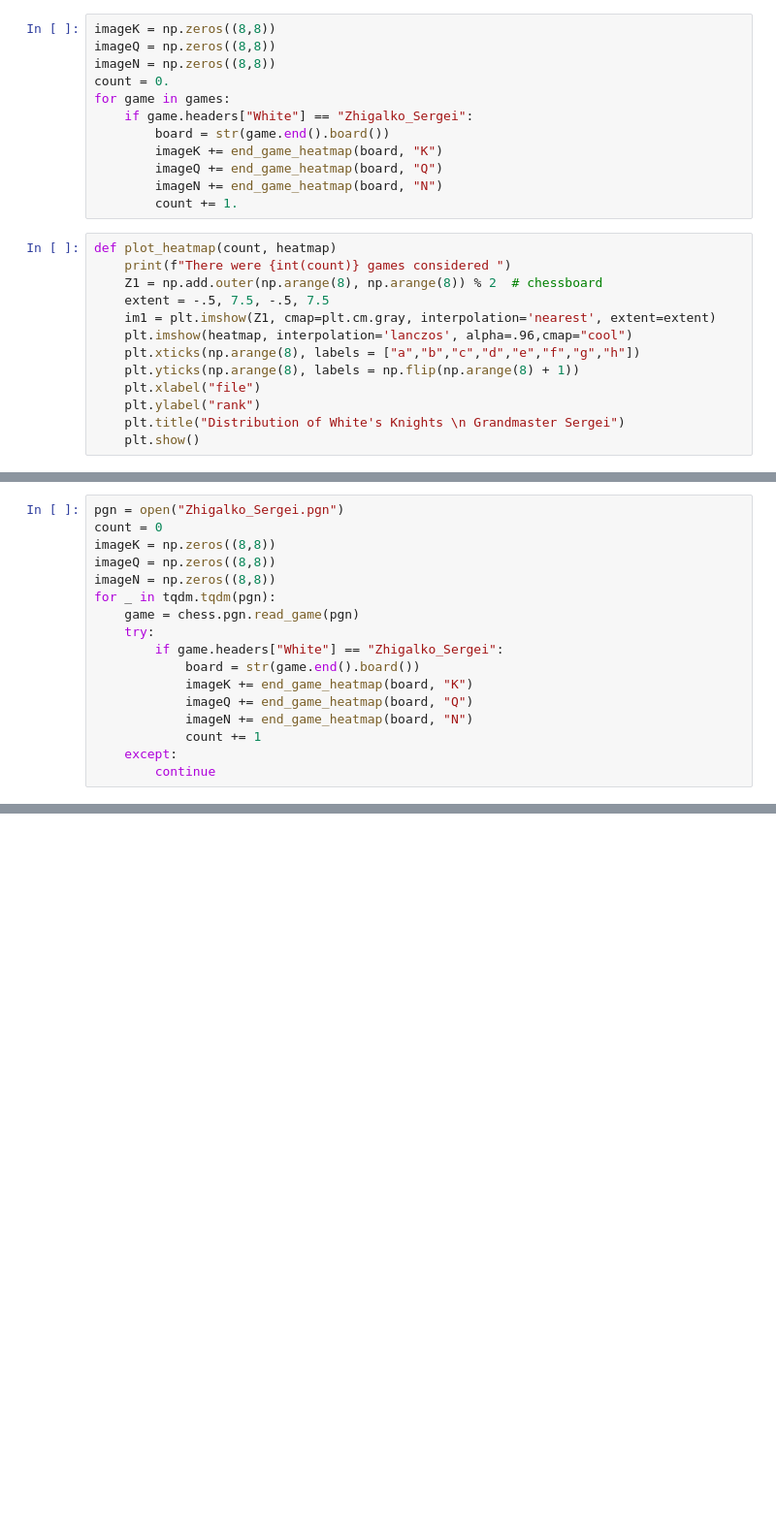
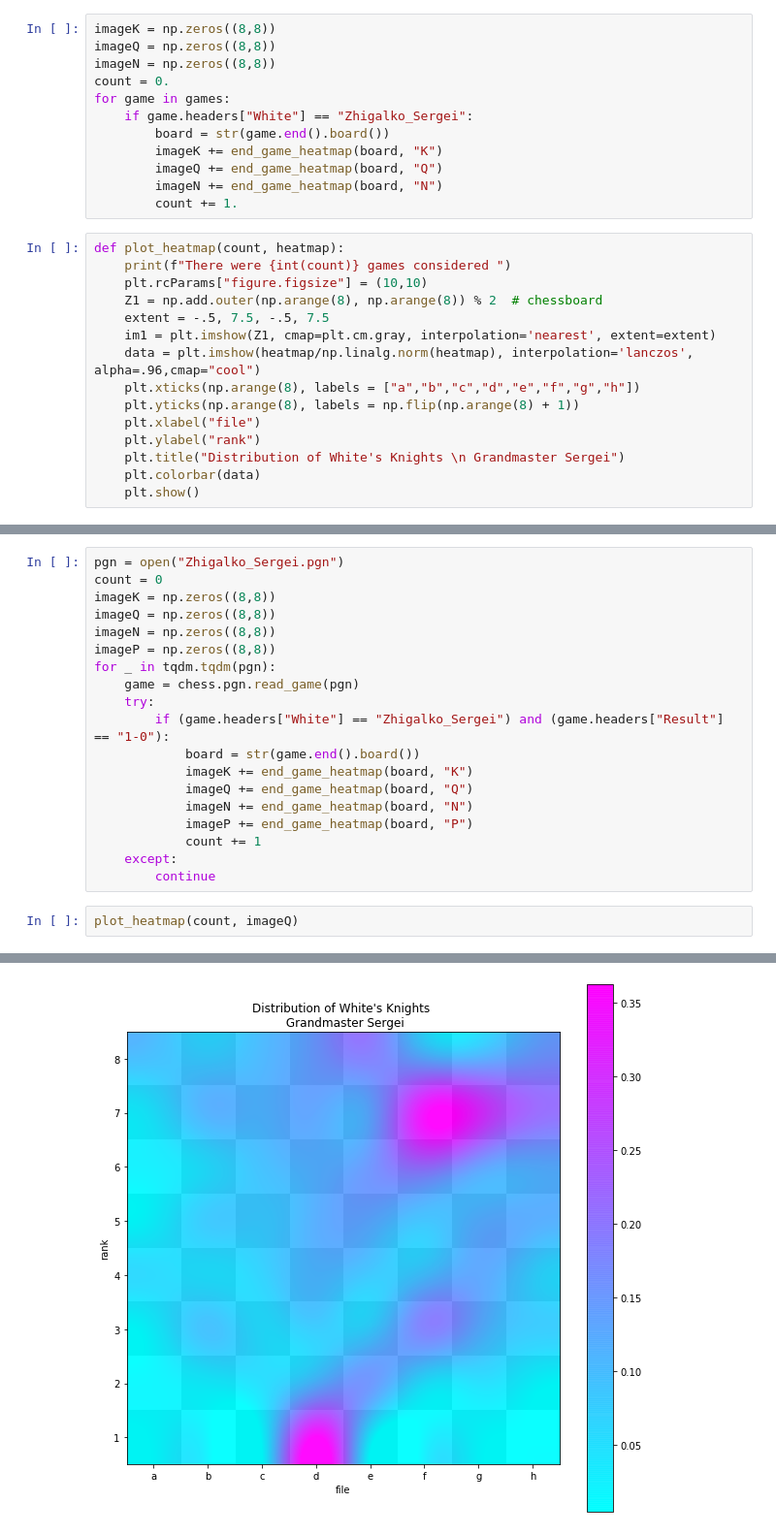
Before and after one commit to 4890A/lichess-analysis, a Jupyter notebook: lichess/GM_Sergei.ipynb, the cells around one changed output, grey strips where cells are left out. Shown at 97% size. Drawn from its saved outputs; the diff is of its cells as text; blank space fills up the shorter version.

Commit message:
Changed adapted the heatmap code to make it easier to use

```diff
--- a/lichess/GM_Sergei.ipynb
+++ b/lichess/GM_Sergei.ipynb
@@ -37,15 +37,17 @@ for game in games:
         imageN += end_game_heatmap(board, "N")
         count += 1.
 # %%
-def plot_heatmap(count, heatmap)
+def plot_heatmap(count, heatmap):
     print(f"There were {int(count)} games considered ")
+    plt.rcParams["figure.figsize"] = (10,10)
     Z1 = np.add.outer(np.arange(8), np.arange(8)) % 2  # chessboard
     extent = -.5, 7.5, -.5, 7.5
     im1 = plt.imshow(Z1, cmap=plt.cm.gray, interpolation='nearest', extent=extent)
-    plt.imshow(heatmap, interpolation='lanczos', alpha=.96,cmap="cool")
+    data = plt.imshow(heatmap/np.linalg.norm(heatmap), interpolation='lanczos', alpha=.96,cmap="cool")
     plt.xticks(np.arange(8), labels = ["a","b","c","d","e","f","g","h"])
     plt.yticks(np.arange(8), labels = np.flip(np.arange(8) + 1))
     plt.xlabel("file")
     plt.ylabel("rank")
     plt.title("Distribution of White's Knights \n Grandmaster Sergei")
+    plt.colorbar(data)
     plt.show()
@@ -58,14 +57,19 @@ count = 0
 imageK = np.zeros((8,8))
 imageQ = np.zeros((8,8))
 imageN = np.zeros((8,8))
+imageP = np.zeros((8,8))
 for _ in tqdm.tqdm(pgn):
     game = chess.pgn.read_game(pgn)
     try:
-        if game.headers["White"] == "Zhigalko_Sergei":
+        if (game.headers["White"] == "Zhigalko_Sergei") and (game.headers["Result"] == "1-0"):
             board = str(game.end().board())
             imageK += end_game_heatmap(board, "K")
             imageQ += end_game_heatmap(board, "Q")
             imageN += end_game_heatmap(board, "N")
+            imageP += end_game_heatmap(board, "P")
             count += 1
     except:
         continue
+# %%
+plot_heatmap(count, imageQ)
+# %% [output]
@@ -71,0 +77 @@ for _ in tqdm.tqdm(pgn):
+[figure, added]
```
Also changed, not shown: parts of 2 cells of this notebook.
